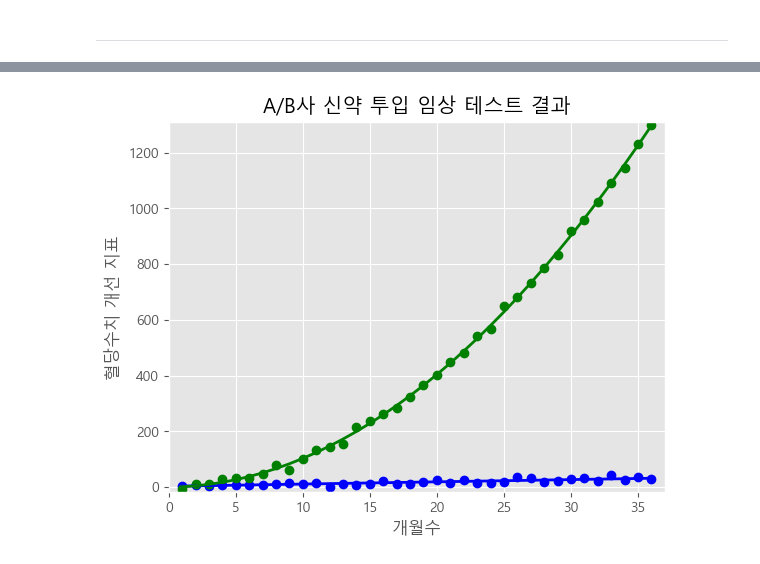
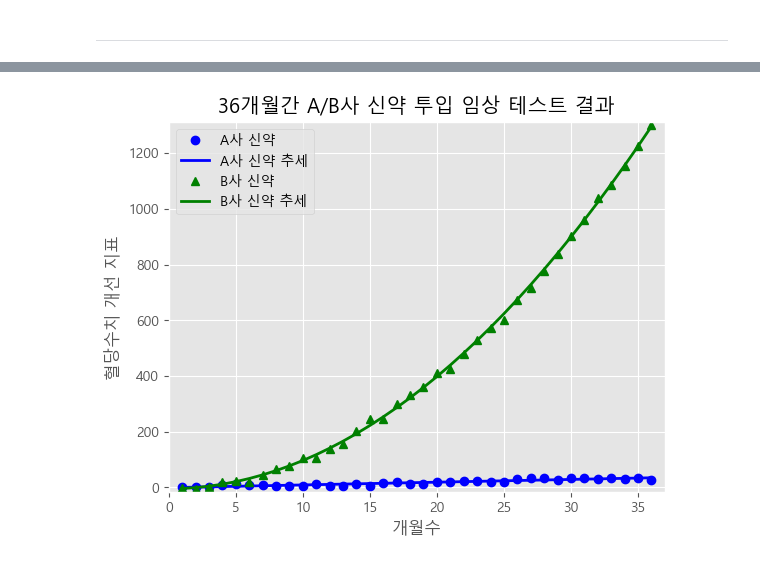
Before and after one commit to epata94/NewDataScience, a Jupyter notebook: 02_ETL/02_Visualization/09_데이터생성_응용.ipynb, the cells around one changed output, grey strips where cells are left out. Saved outputs shown, nothing was run; the diff lists cells and outputs as text; code cells hidden in the pictures.

```diff
--- a/02_ETL/02_Visualization/09_데이터생성_응용.ipynb
+++ b/02_ETL/02_Visualization/09_데이터생성_응용.ipynb
@@ -109,33 +105,34 @@ plt.show()
 # %%
 DATA_LIMIT = 36
 
 x = np.arange(start=1, stop=DATA_LIMIT+1, step=1)
 
 # 1차 방정식에 준하는 선형회귀 결과를 얻기 위한 공식
 y_linear = x + 5 * np.random.randn(DATA_LIMIT)
 # 2차 방정식에 준하는 선형회귀 결과를 얻기 위한 공식
 y_quadratic = x**2 + 10 * np.random.randn(DATA_LIMIT)
 
 # deg=1 : 1차 방정식 형태, deg=2 : 2차 방정식 형태
 fn_linear = np.poly1d(np.polyfit(x, y_linear, deg=1))
 fn_quadratic = np.poly1d(np.polyfit(x, y_quadratic, deg=2))
 
 fig = plt.figure()
-ax1 = fig.add_subplot(1,1,1)
-ax1.plot(x, y_linear, 'bo', x, y_quadratic, 'go', \
-			x, fn_linear(x), 'b-', x, fn_quadratic(x), 'g-', linewidth=2.)
-ax1.xaxis.set_ticks_position('bottom')
-ax1.yaxis.set_ticks_position('left')
 
-ax1.set_title('A/B사 신약 투입 임상 테스트 결과')
+plt.plot(x, y_linear, 'bo', linewidth=2, label='A사 신약')
+plt.plot(x, fn_linear(x), 'b-',  linewidth=2, label='A사 신약 추세')
+plt.plot(x, y_quadratic, 'g^', linewidth=2. ,label='B사 신약')
+plt.plot(x, fn_quadratic(x), 'g-', linewidth=2. ,label='B사 신약 추세')
+
+
+plt.title('36개월간 A/B사 신약 투입 임상 테스트 결과')
 plt.xlabel('개월수')
 plt.ylabel('혈당수치 개선 지표')
 
 # x축, y축 표시 영역 범위 설정
 plt.xlim((min(x)-1, max(x)+1))
 plt.ylim((min(y_quadratic)-10, max(y_quadratic)+10))
 
-plt.savefig('scatter_plot.png', dpi=400, bbox_inches='tight')
+plt.legend()
 plt.show()
 # %% [output]
-[figure, old version]
+[figure, new version]
```
Also changed, not shown: parts of 4 cells of this notebook, 10 other files.
